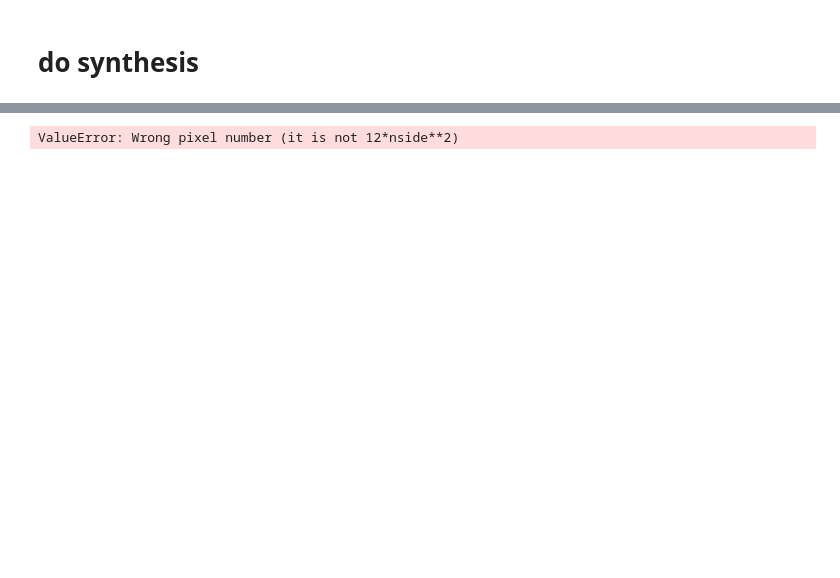
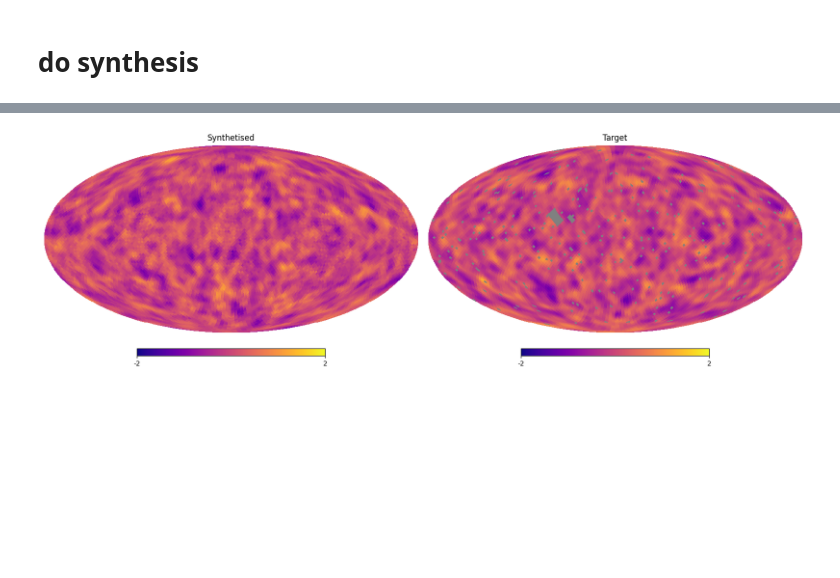
Before and after one commit to Eralys/STL_dev, a Jupyter notebook: STL_main/Certif_Healpix_Kernel_Torch/Certification_Notebook_Healpix_kernel.ipynb, the cells around one changed output, grey strips where cells are left out. Saved outputs shown, nothing was run; the diff lists cells and outputs as text; code cells hidden in the pictures; blank space fills up the shorter version.

```diff
--- a/STL_main/Certif_Healpix_Kernel_Torch/Certification_Notebook_Healpix_kernel.ipynb
+++ b/STL_main/Certif_Healpix_Kernel_Torch/Certification_Notebook_Healpix_kernel.ipynb
@@ -90,6 +116,11 @@ w_op = data.get_wavelet_op()
 
 #Build the smooth version
 target = w_op.apply_smooth(data).array.cpu().numpy()
+
+nan_target = target.copy()
+
+nan_target[(np.random.rand(300)*12*nside**2).astype('int')]=np.nan
+nan_target[56:96]=np.nan
 # %%
 plt.figure(figsize=(16,6))
 hp.mollview(heal_im,nest=True,hold=False,sub=(1,2,1),cmap='plasma',title='Input Map')
@@ -121,10 +152,9 @@ u,histo = optimize_scattering_LBFGS(
 # %%
 plt.figure(figsize=(16,6))
 hp.mollview(u.cpu().numpy(),nest=True,hold=False,sub=(1,2,1),cmap='plasma',title='Synthetised',min=-2,max=2)
-hp.mollview(target,nest=True,hold=False,sub=(1,2,2),cmap='plasma',title='Target',min=-2,max=2)
+hp.mollview(nan_target,nest=True,hold=False,sub=(1,2,2),cmap='plasma',title='Target',min=-2,max=2)
 # %% [output]
-ValueError: Wrong pixel number (it is not 12*nside**2)
-[figure, old version]
+[figure, new version]
 # %%
 from STL_utils import Gaussianise
 
```
Also changed, not shown: parts of 10 cells of this notebook, 2 other files.
